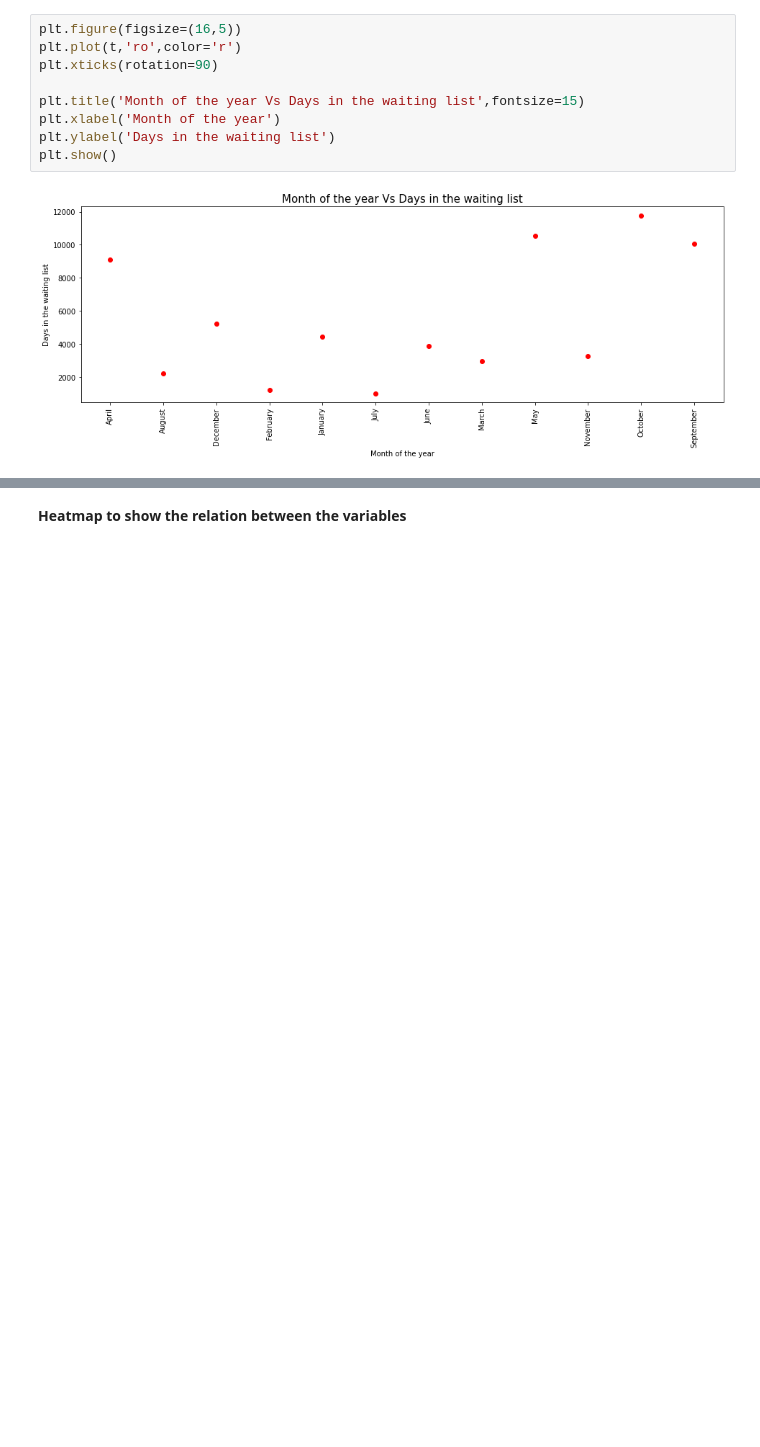
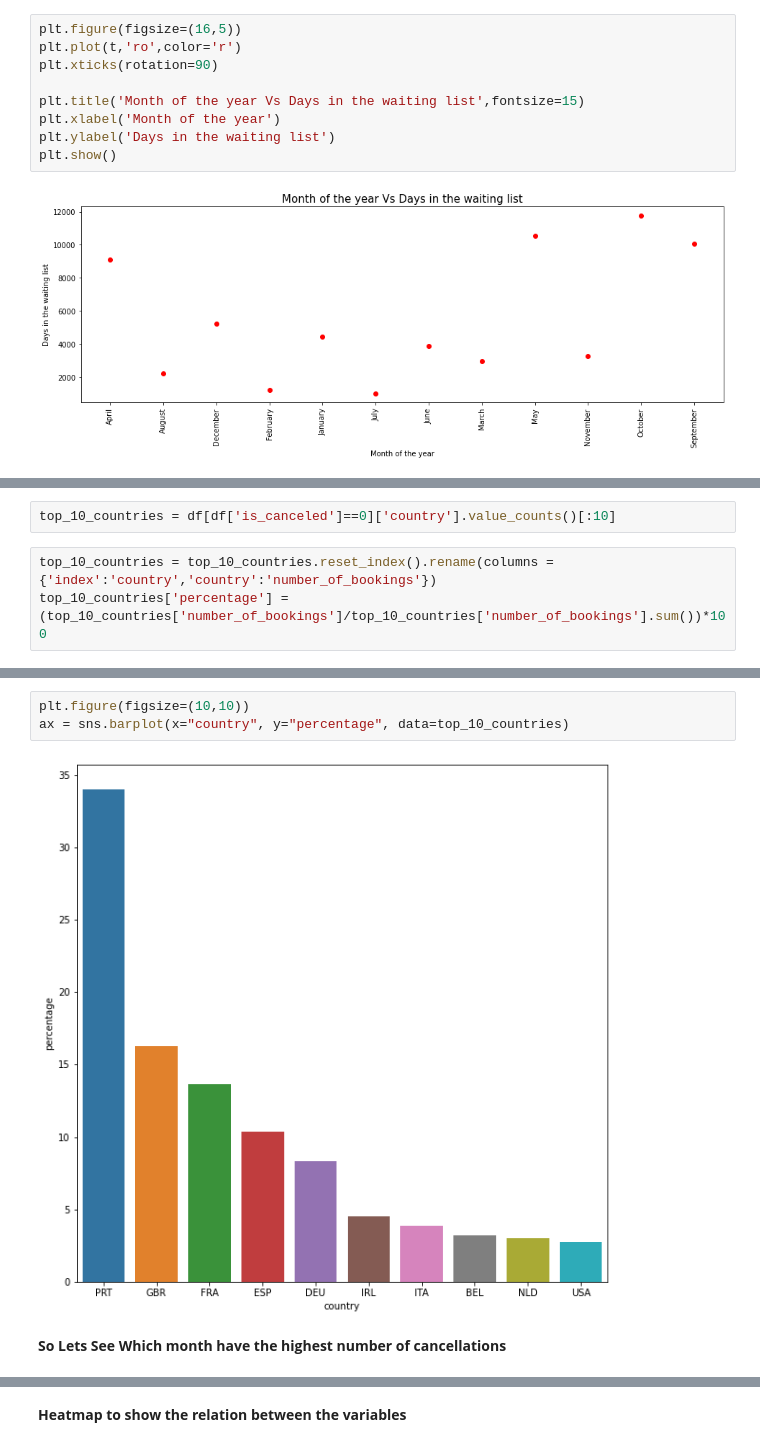
Before and after one commit to kishorpatil03/Hotel-Booking-Analysis, a Jupyter notebook: Hotel_Booking_Analysis_Capstone_Project.ipynb, the cells around one changed output, grey strips where cells are left out. Cells and saved outputs as stored; diff of their text form; blank space fills up the shorter version.

```diff
--- a/Hotel_Booking_Analysis_Capstone_Project.ipynb
+++ b/Hotel_Booking_Analysis_Capstone_Project.ipynb
@@ -414,0 +429,5 @@ plt.show()
+# %%
+top_10_countries = df[df['is_canceled']==0]['country'].value_counts()[:10]
+# %%
+top_10_countries = top_10_countries.reset_index().rename(columns = {'index':'country','country':'number_of_bookings'})
+top_10_countries['percentage'] = (top_10_countries['number_of_bookings']/top_10_countries['number_of_bookings'].sum())*100
@@ -414,0 +448,7 @@ plt.show()
+# %%
+plt.figure(figsize=(10,10))
+ax = sns.barplot(x="country", y="percentage", data=top_10_countries)
+# %% [output]
+[figure, added]
+# %% [markdown]
+**So Lets See Which month have the highest number of cancellations**
```
Also changed, not shown: parts of 13 cells of this notebook.
